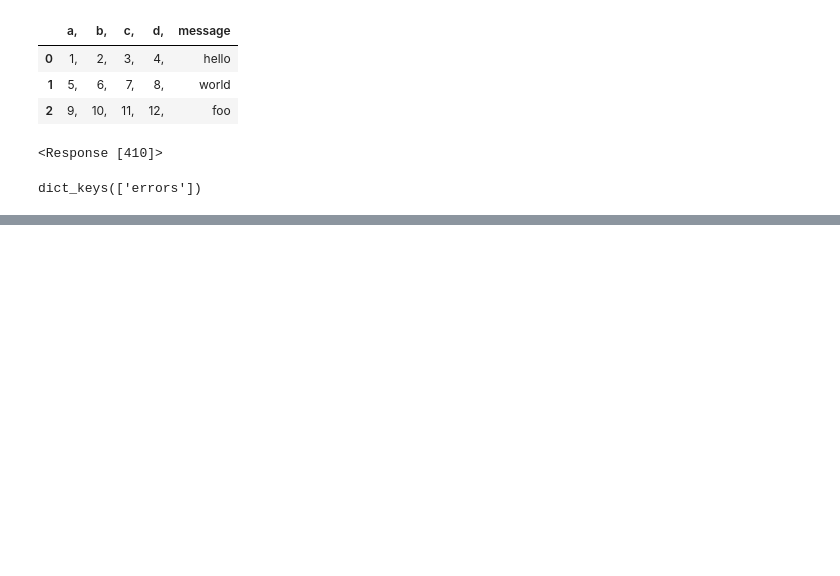
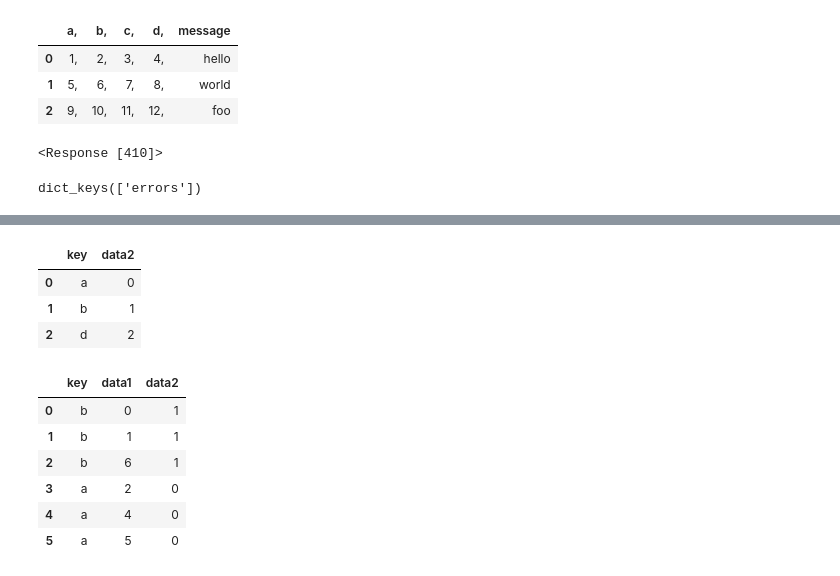
Before and after one commit to shuangsong/python_data_analysis, a Jupyter notebook: note_3.ipynb, the cells around one changed output, grey strips where cells are left out. Drawn from its saved outputs; the diff is of its cells as text; code cells hidden in the pictures; blank space fills up the shorter version.

```diff
--- a/note_3.ipynb
+++ b/note_3.ipynb
@@ -157,0 +160,8 @@ dict_keys(['errors'])
+# %%
+#data wrangling:clean, transform, merge, reshape data
+df1 = DataFrame({'key':['b','b','a','c','a','a','b'],
+                'data1':range(7)})
+df2 = DataFrame({'key':['a','b','d'],
+                'data2':range(3)})
+
+df1
@@ -157,0 +177,17 @@ dict_keys(['errors'])
+# %%
+df2
+# %% [output]
+|  | key | data2 |
+| 0 | a | 0 |
+| 1 | b | 1 |
+| 2 | d | 2 |
+# %%
+pd.merge(df1,df2) #based on df1, merge every row that df2 contain common key with df1
+# %% [output]
+|  | key | data1 | data2 |
+| 0 | b | 0 | 1 |
+| 1 | b | 1 | 1 |
+| 2 | b | 6 | 1 |
+| 3 | a | 2 | 0 |
+| 4 | a | 4 | 0 |
+| 5 | a | 5 | 0 |
```
Also changed, not shown: parts of 4 cells of this notebook.
